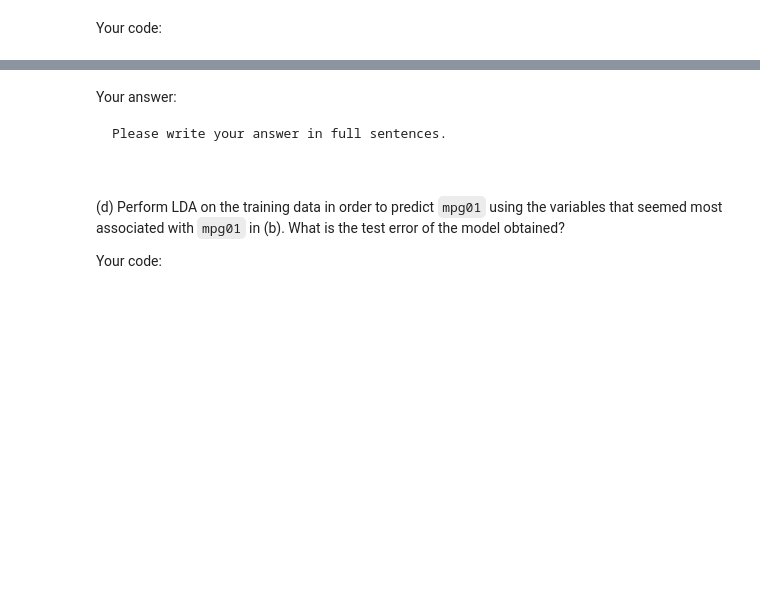
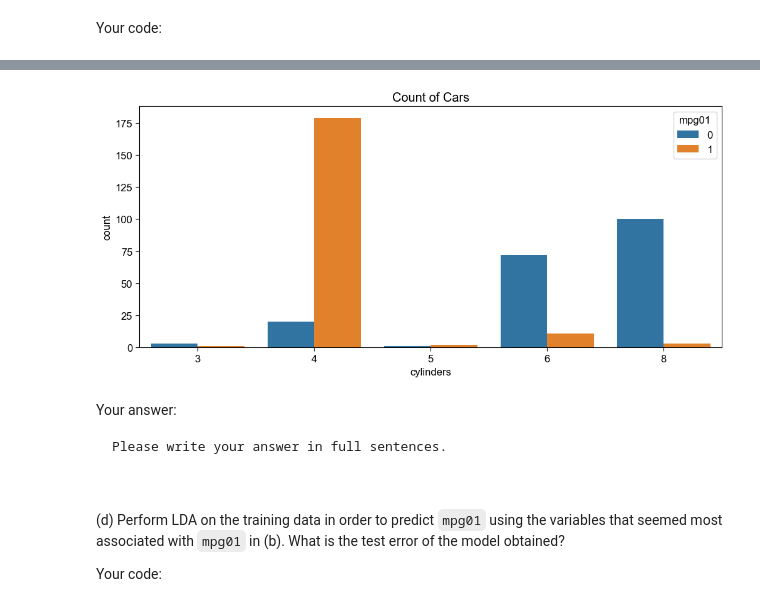
Before and after one commit to BU-MSSP-Classroom/MA679_Spring2024_03_classification-yuyangsun28k, a Jupyter notebook: Ch04_Classification_Python.ipynb, the cells around one changed output, grey strips where cells are left out. Cells and saved outputs as stored; diff of their text form; code cells hidden in the pictures; blank space fills up the shorter version.

```diff
--- a/Ch04_Classification_Python.ipynb
+++ b/Ch04_Classification_Python.ipynb
@@ -567,0 +587,7 @@ Your code:
+# %%
+plt.figure(figsize=(12, 5))
+sns.countplot(x='cylinders', hue='mpg01', data=auto)
+plt.title('Count of Cars')
+plt.show()
+# %% [output]
+[figure, added]
```
Also changed, not shown: parts of 10 cells of this notebook.
